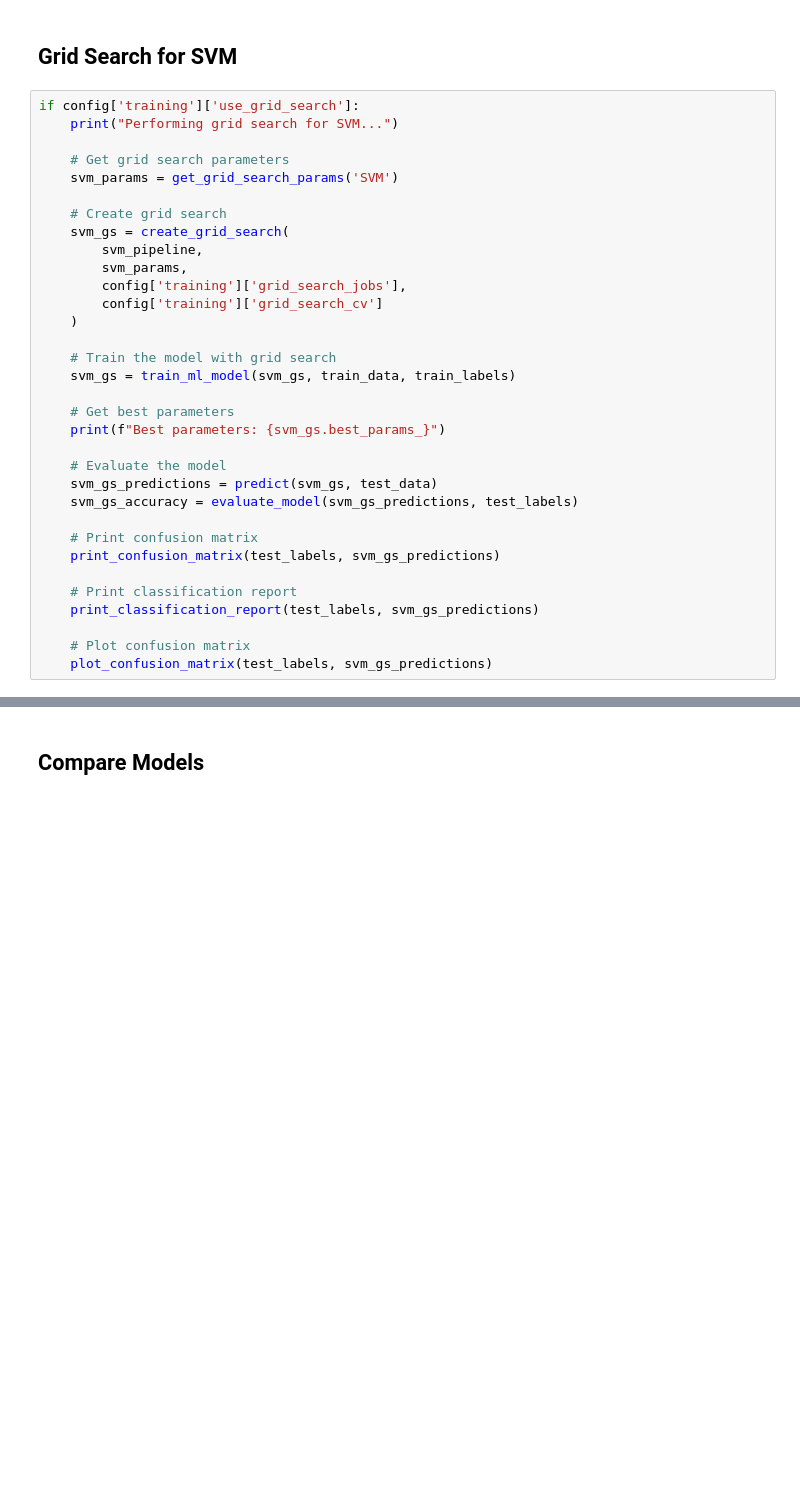
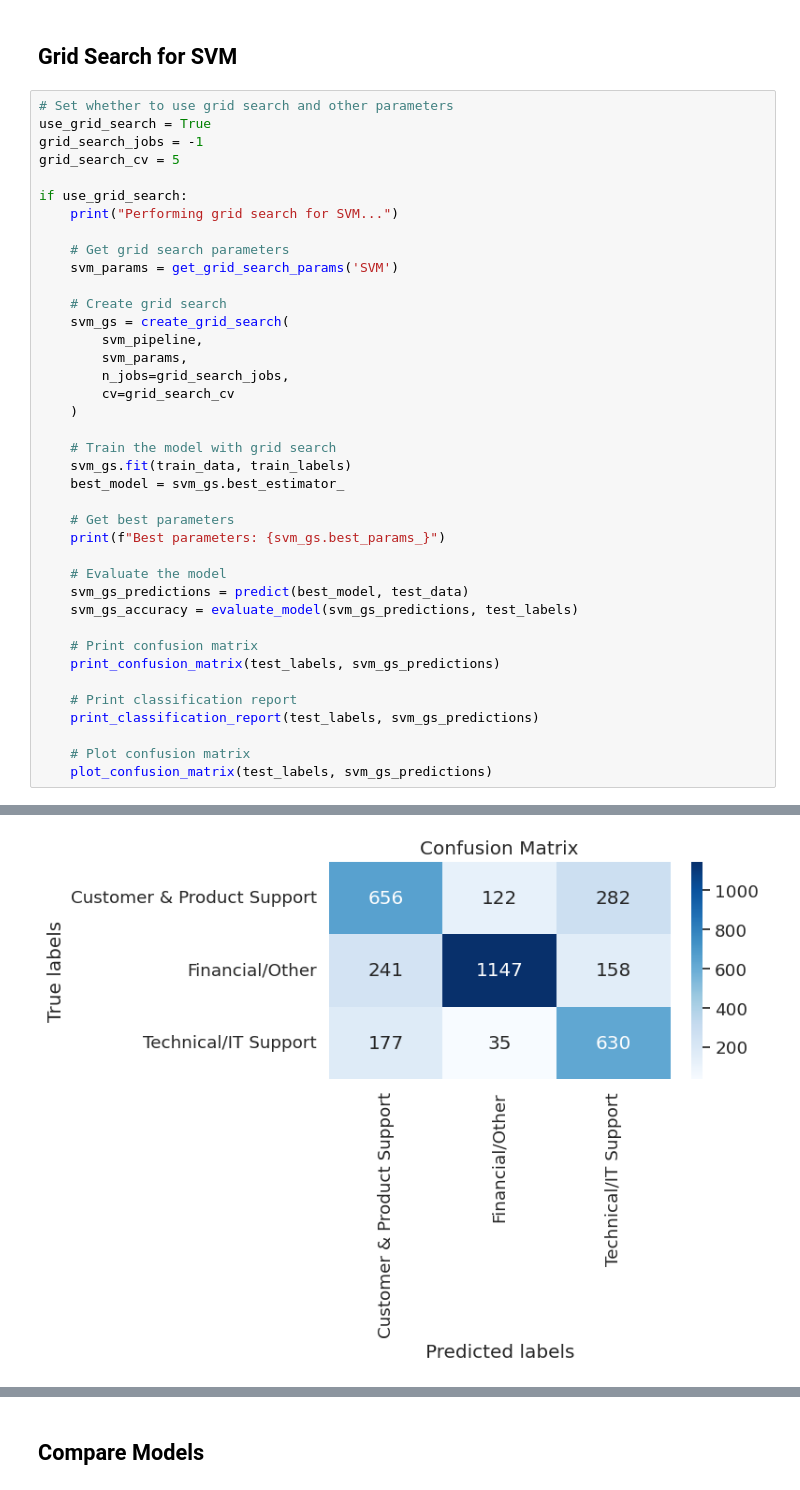
Before and after one commit to margavera/Customer-IT-Support-Text-Classification, a Jupyter notebook: notebooks/NB_SVM.ipynb, the cells around one changed output, grey strips where cells are left out. Cells and saved outputs as stored; diff of their text form; blank space fills up the shorter version.

```diff
--- a/notebooks/NB_SVM.ipynb
+++ b/notebooks/NB_SVM.ipynb
@@ -178,7 +254,12 @@ plot_confusion_matrix(test_labels, svm_predictions)
 # %% [markdown]
 ## Grid Search for SVM
 # %%
-if config['training']['use_grid_search']:
+# Set whether to use grid search and other parameters
+use_grid_search = True
+grid_search_jobs = -1
+grid_search_cv = 5
+
+if use_grid_search:
     print("Performing grid search for SVM...")
 
     # Get grid search parameters
@@ -188,18 +269,19 @@ if config['training']['use_grid_search']:
     svm_gs = create_grid_search(
         svm_pipeline,
         svm_params,
-        config['training']['grid_search_jobs'],
-        config['training']['grid_search_cv']
+        n_jobs=grid_search_jobs,
+        cv=grid_search_cv
     )
 
     # Train the model with grid search
-    svm_gs = train_ml_model(svm_gs, train_data, train_labels)
+    svm_gs.fit(train_data, train_labels)
+    best_model = svm_gs.best_estimator_
 
     # Get best parameters
     print(f"Best parameters: {svm_gs.best_params_}")
 
     # Evaluate the model
-    svm_gs_predictions = predict(svm_gs, test_data)
+    svm_gs_predictions = predict(best_model, test_data)
     svm_gs_accuracy = evaluate_model(svm_gs_predictions, test_labels)
 
     # Print confusion matrix
@@ -210,3 +292,4 @@ if config['training']['use_grid_search']:
 
     # Plot confusion matrix
     plot_confusion_matrix(test_labels, svm_gs_predictions)
+# %% [output]
@@ -212,0 +315 @@ if config['training']['use_grid_search']:
+[figure, added]
```
Also changed, not shown: parts of 26 cells of this notebook, 2 other files.
